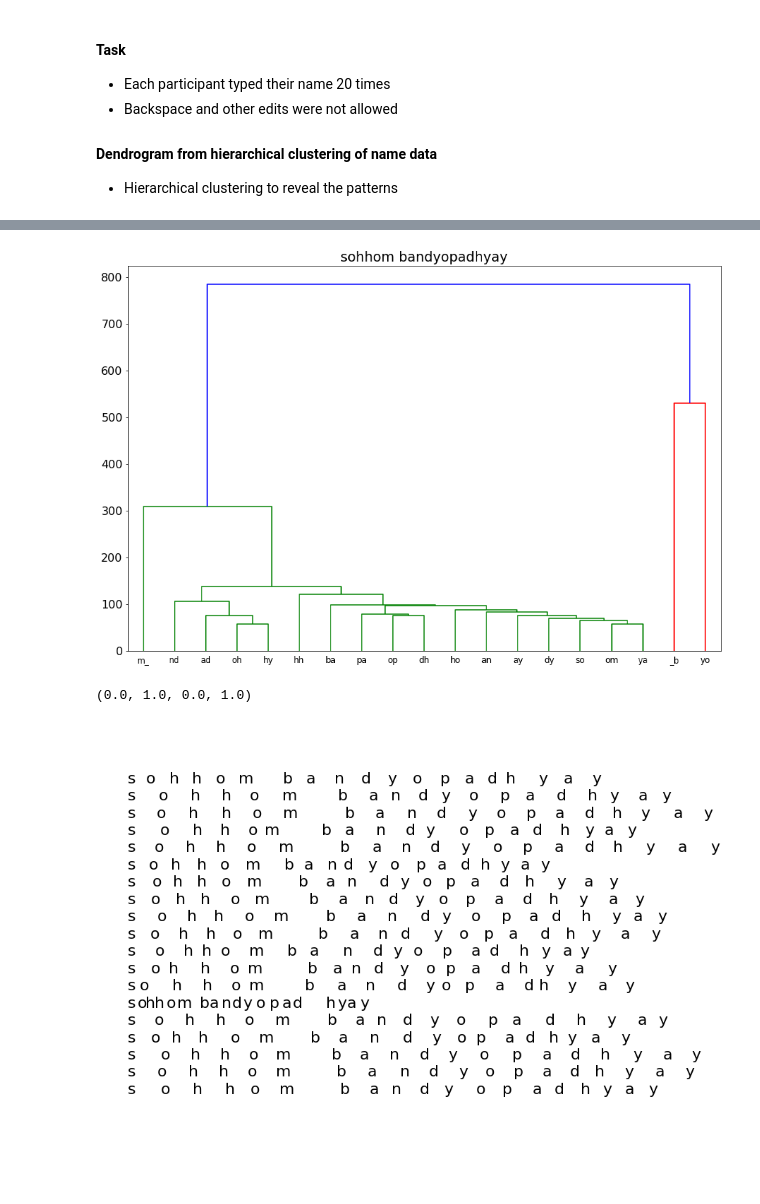
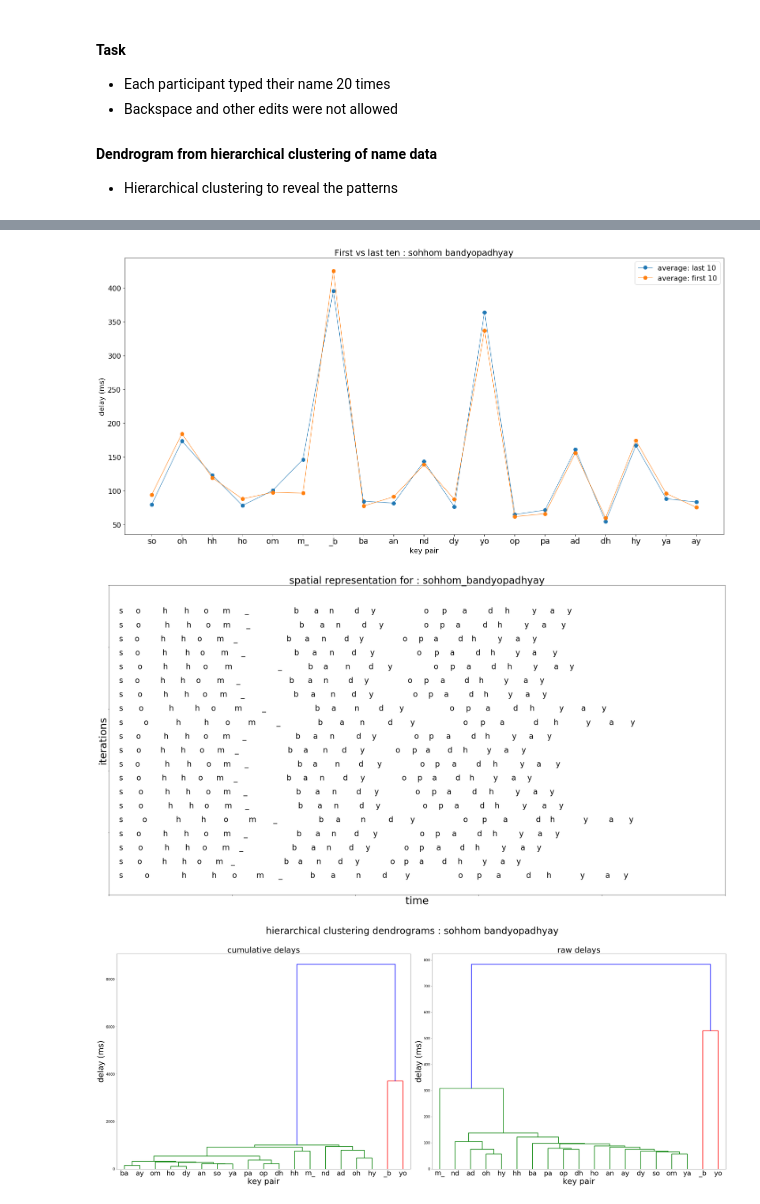
Before and after one commit to sigmaroles/keystroke-chunking, a Jupyter notebook: main_presentation.ipynb, the cells around one changed output, grey strips where cells are left out. Drawn from its saved outputs; the diff is of its cells as text; code cells hidden in the pictures; blank space fills up the shorter version.

```diff
--- a/main_presentation.ipynb
+++ b/main_presentation.ipynb
@@ -46,13 +47,16 @@ typedname, rawkd = mydata.split('\n')
 tt = typedname.replace(' ','_')
 keypairs = list(map(lambda x: x[0]+x[1], zip(tt, tt[1:])))
 
+raw_delays = kdata2delaysOLD(typedname, rawkd)
+cumulative_delays = np.array([np.cumsum(delay1) for delay1 in raw_delays.transpose()])
 
-raw_delays = kdata2delaysOLD(typedname, rawkd)
-cumulative_delays = np.array([np.cumsum(delay1) for delay1 in raw_delays])
+#raw_delays = raw_delays.transpose()
+#cumulative_delays = cumulative_delays.transpose()
+
+del1 = np.mean(raw_delays[:10], axis=0)
+del2 = np.mean(raw_delays[-10:], axis=0)
 
 
-raw_delays = raw_delays.transpose()
-cumulative_delays = cumulative_delays.transpose()
 
-len(typedname), typedname, raw_delays.shape, cumulative_delays.shape
+len(typedname), typedname, raw_delays.shape, del2.shape, len(keypairs)
 # %% [output]
@@ -65,5 +63,0 @@ dn = hc.dendrogram(hc.linkage(cumulative_delays,'single'), labels=keypairs)
-# %%
-plt.title(typedname)
-dn = hc.dendrogram(hc.linkage(raw_delays,'single'), labels=keypairs)
-# %% [output]
-[figure, removed]
@@ -73,11 +64,56 @@ ydelta = 0.045
+# %%
+matplotlib.rcParams['figure.figsize'] = 20, 10
+_, ax = plt.subplots()
+_, __ = ax.set_xticks(range(len(del1))), ax.set_xticklabels(keypairs, fontsize=18)
+_, __ = ax.set_ylabel('delay (ms)'), ax.set_xlabel('key pair')
+ax.plot(del2, label="average: last 10", lw=1, markersize=8, marker='o')
+ax.plot(del1, label="average: first 10", lw=1, markersize=8, marker='o')
+plt.legend()
+plt.title("First vs last ten : "+typedname)
+plt.tight_layout()
+plt.savefig('name__first_last_ten.svg', format='svg')
+# %% [output]
+[figure, added]
 # %%
-# plot delays as spatial gaps
+ypos = 0.01
+ydelta = 0.045
+matplotlib.rcParams['figure.figsize'] = 30,16
+typedname_ = typedname.replace(' ','_')
 for dd in raw_delays:
-    xposvector = get_xpos_from_delays(dd, space_min = 0.006, max_delta_spacing=0.05)
-    for char, xpos in zip(typedname, xposvector):
-        plt.text(xpos, ypos + ydelta, char, fontsize=22)
+    xposvector = get_xpos_from_delays(dd, space_min = 0.016, max_delta_spacing=0.07)
+    for char, xpos in zip(typedname_, xposvector):
+        plt.text(xpos, ypos + ydelta, char, fontsize=26)
     ypos += ydelta
-plt.axis('off')
+
+plt.title('spatial representation for : '+typedname_, fontsize=33)
+plt.xlabel('time', fontsize=35)
+plt.ylabel('iterations', fontsize=34)
+plt.tick_params(axis='both', labelbottom=False, labelleft=False)
+plt.tight_layout()
+plt.savefig('name__spatialrep.svg', format='svg')
 # %% [output]
-(0.0, 1.0, 0.0, 1.0)
-[figure, old version]
+[figure, new version]
+# %%
+matplotlib.rcParams['figure.figsize'] = 40, 17
+
+fig = plt.figure()
+ax1 = fig.add_subplot(121)
+ax2 = fig.add_subplot(122)
+
+matplotlib.rcParams['lines.linewidth'] = 2.8
+
+plt.suptitle("hierarchical clustering dendrograms : "+typedname, fontsize=42)
+
+dn = hc.dendrogram(hc.linkage(cumulative_delays,'single'), ax=ax1, labels=keypairs, leaf_font_size=31)
+ax1.set_title('cumulative delays', fontsize=36)
+ax1.set_ylabel('delay (ms)', fontsize=36)
+ax1.set_xlabel('key pair', fontsize=36)
+
+dn = hc.dendrogram(hc.linkage(raw_delays.transpose(),'single'), ax=ax2, labels=keypairs, leaf_font_size=31)
+ax2.set_title('raw delays', fontsize=36)
+ax2.set_ylabel('delay (ms)', fontsize=36)
+ax2.set_xlabel('key pair', fontsize=36)
+plt.tight_layout(rect=[0, 0.01, 1, 0.92])
+plt.savefig('name__dendrograms_cumul_raw.svg', format='svg')
+# %% [output]
+[figure, added]
```
Also changed, not shown: parts of 7 cells of this notebook, 5 other files.
